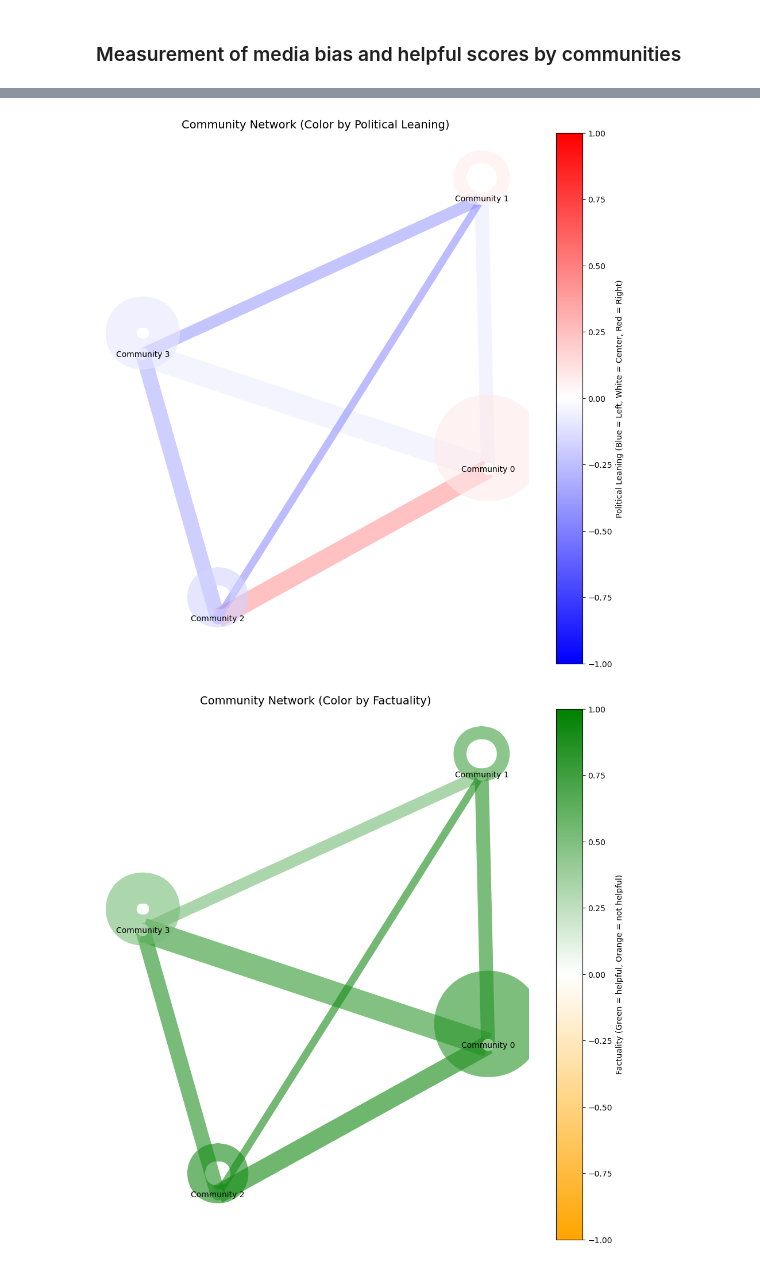
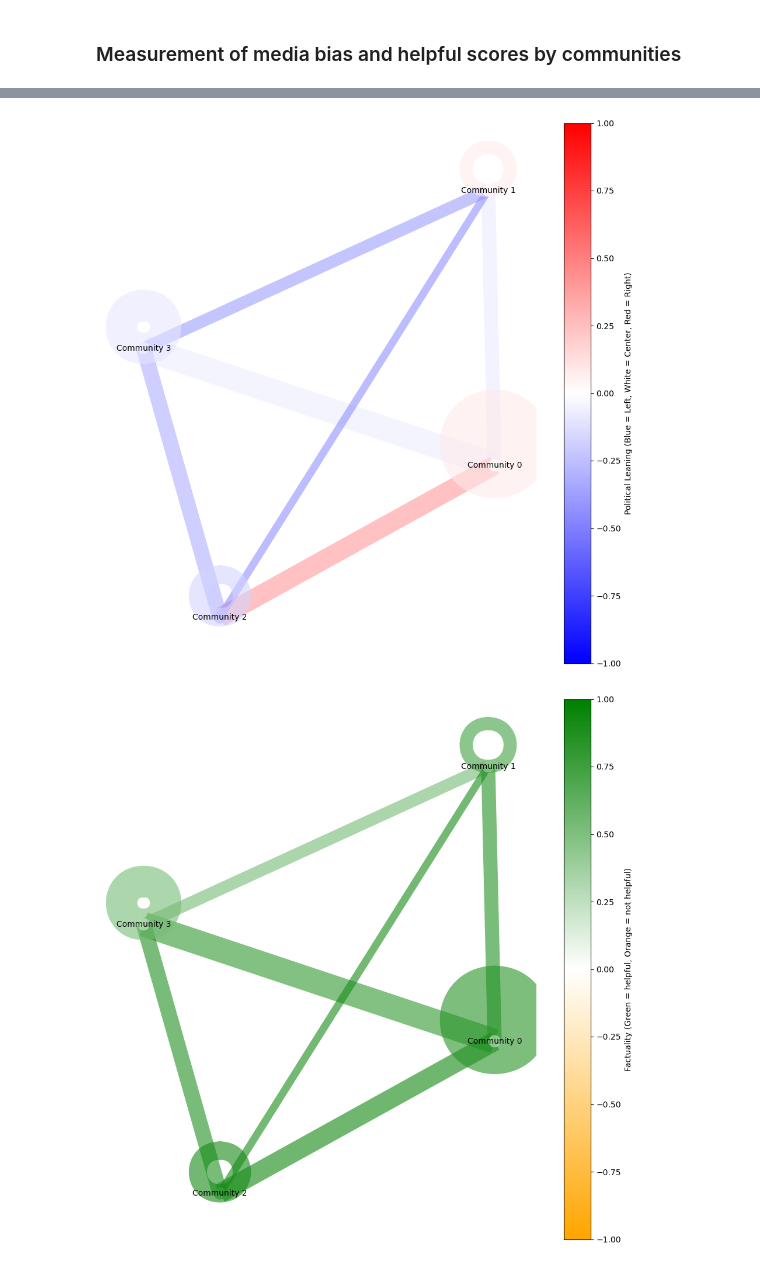
Before and after one commit to kminesaki/CommunityNotes-CiteNet, a Jupyter notebook: notebook/4_network.ipynb, the cells around one changed output, grey strips where cells are left out. Drawn from its saved outputs; the diff is of its cells as text; code cells hidden in the pictures.

```diff
--- a/notebook/4_network.ipynb
+++ b/notebook/4_network.ipynb
@@ -503,12 +506,12 @@ sm.set_array([])
 cbar = plt.colorbar(sm, ax=ax, orientation="vertical")
 cbar.set_label("Political Leaning (Blue = Left, White = Center, Red = Right)", fontsize=10)
 
-ax.set_title("Community Network (Color by Political Leaning)", fontsize=14)
+#ax.set_title("Community Network (Color by Political Leaning)", fontsize=14)
 ax.axis("off")
 plt.savefig("../figure/figure5_2.pdf")
 plt.show()
 # %% [output]
-[figure, old version]
+[figure, new version]
 # %%
 edge_weights = Counter()
 edge_helpful_count = Counter()
@@ -591,32 +594,32 @@ for u, v in edges:
         key = tuple(sorted((u, v)))
         helpful = com_edge_helpful_count[key]
         not_helpful = com_edge_not_helpful_count[key]
     total = helpful + not_helpful
     if total > 0:
         ratio = (helpful - not_helpful) / total
     else:
         ratio = 0
     ratios.append(ratio)
 
 norm = mcolors.Normalize(vmin=-1, vmax=1)
 edge_colors = [orange_green(norm(r)) for r in ratios]
 edge_widths = [G[u][v]['weight'] * 0.1 for u, v in edges]
 
 
 fig, ax = plt.subplots(figsize=(12, 12))
 nx.draw_networkx_nodes(G, pos, ax=ax, node_size=node_size, alpha=0.8, node_color=node_colors)
 nx.draw_networkx_edges(G, pos, ax=ax, width=edge_widths, edge_color=edge_colors, alpha=0.6)
 nx.draw_networkx_labels(G, pos, ax=ax, labels=labels, font_size=10)
 
 # color bar
 sm = plt.cm.ScalarMappable(cmap=orange_green, norm=norm)
 sm.set_array([])
 cbar = plt.colorbar(sm, ax=ax, orientation="vertical")
 cbar.set_label("Factuality (Green = helpful, Orange = not helpful)", fontsize=10)
 
-ax.set_title("Community Network (Color by Factuality)", fontsize=14)
+#ax.set_title("Community Network (Color by Factuality)", fontsize=14)
 ax.axis("off")
 plt.savefig("../figure/figure5_1.pdf")
 plt.show()
 # %% [output]
-[figure, old version]
+[figure, new version]
```
Also changed, not shown: parts of 8 cells of this notebook.
